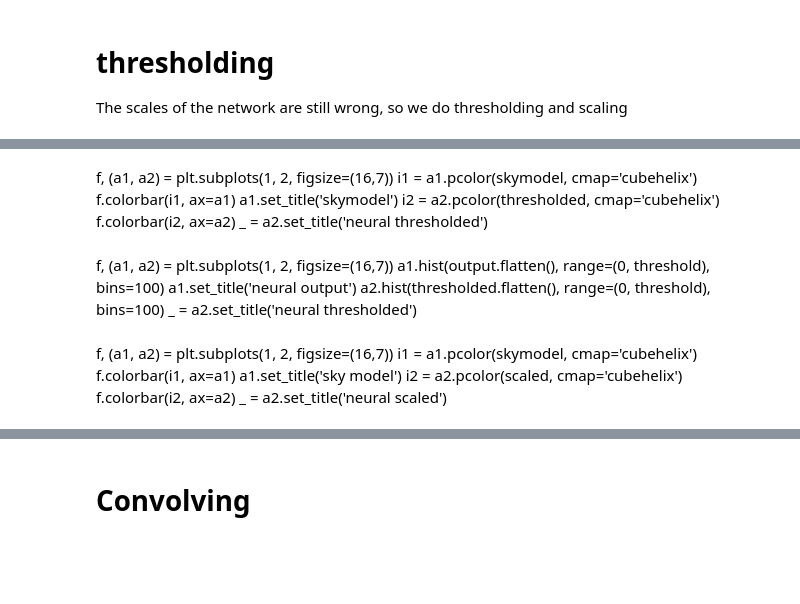
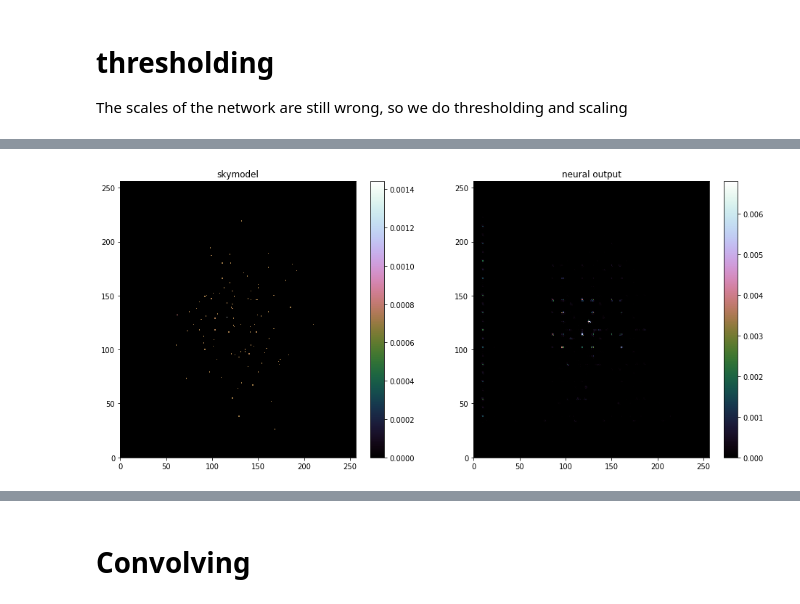
Before and after one commit to gijzelaerr/vacuum-cleaner, a Jupyter notebook: notebooks/convolve.ipynb, the cells around one changed output, grey strips where cells are left out. Drawn from its saved outputs; the diff is of its cells as text; code cells hidden in the pictures; blank space fills up the shorter version.

```diff
--- a/notebooks/convolve.ipynb
+++ b/notebooks/convolve.ipynb
@@ -77,26 +71,14 @@ _ = a2.set_title('neural output')
+# %%
+f, (a1, a2) = plt.subplots(1, 2, figsize=(16,7))
+i1 = a1.pcolor(skymodel, cmap='cubehelix')
+f.colorbar(i1, ax=a1)
+a1.set_title('skymodel')
+i2 = a2.pcolor(output, cmap='cubehelix')
+f.colorbar(i2, ax=a2)
+_ = a2.set_title('neural output')
+# %% [output]
+[figure, added]
 # %%
 thresholded = output #* (output > threshold)
 # disable scaling for now since we can do that with the dirty image
 scaled = thresholded # * (skymodel.max()/thresholded.max())
-# %% [markdown]
-f, (a1, a2) = plt.subplots(1, 2, figsize=(16,7))
-i1 = a1.pcolor(skymodel, cmap='cubehelix')
-f.colorbar(i1, ax=a1)
-a1.set_title('skymodel')
-i2 = a2.pcolor(thresholded, cmap='cubehelix')
-f.colorbar(i2, ax=a2)
-_ = a2.set_title('neural thresholded')
-# %% [markdown]
-f, (a1, a2) = plt.subplots(1, 2, figsize=(16,7))
-a1.hist(output.flatten(), range=(0, threshold), bins=100)
-a1.set_title('neural output')
-a2.hist(thresholded.flatten(), range=(0, threshold), bins=100)
-_ = a2.set_title('neural thresholded')
-# %% [markdown]
-f, (a1, a2) = plt.subplots(1, 2, figsize=(16,7))
-i1 = a1.pcolor(skymodel, cmap='cubehelix')
-f.colorbar(i1, ax=a1)
-a1.set_title('sky model')
-i2 = a2.pcolor(scaled, cmap='cubehelix')
-f.colorbar(i2, ax=a2)
-_ = a2.set_title('neural scaled')
```
Also changed, not shown: parts of 23 cells of this notebook, 10 other files.
